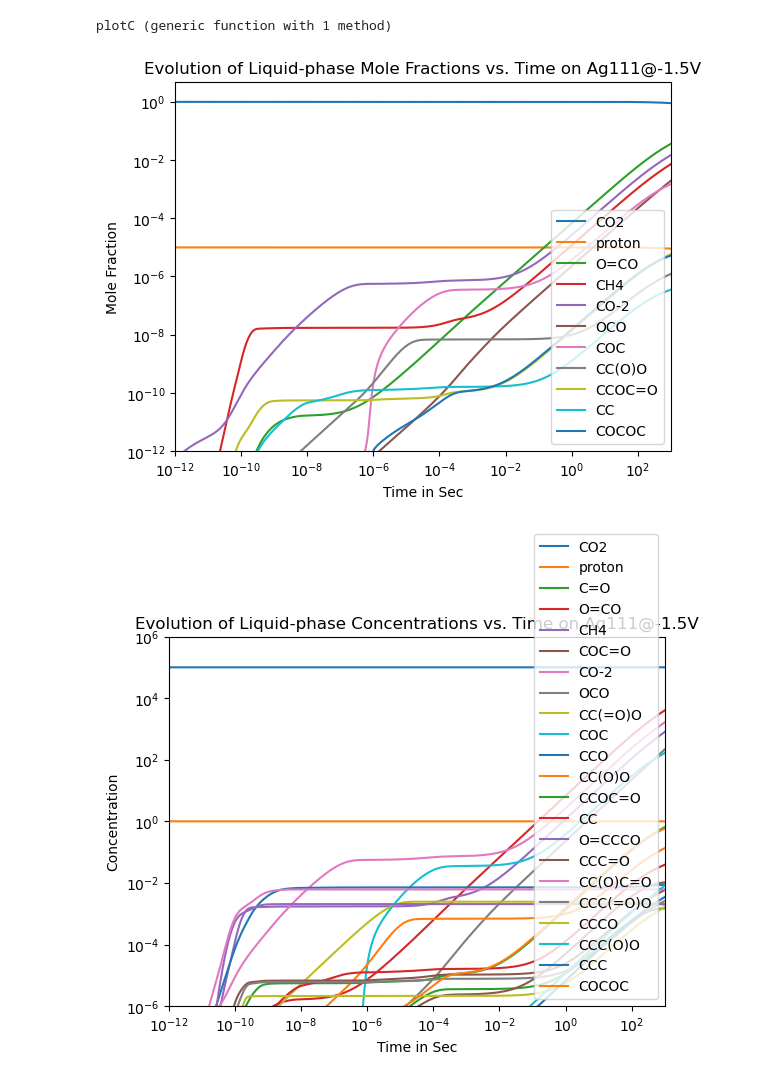
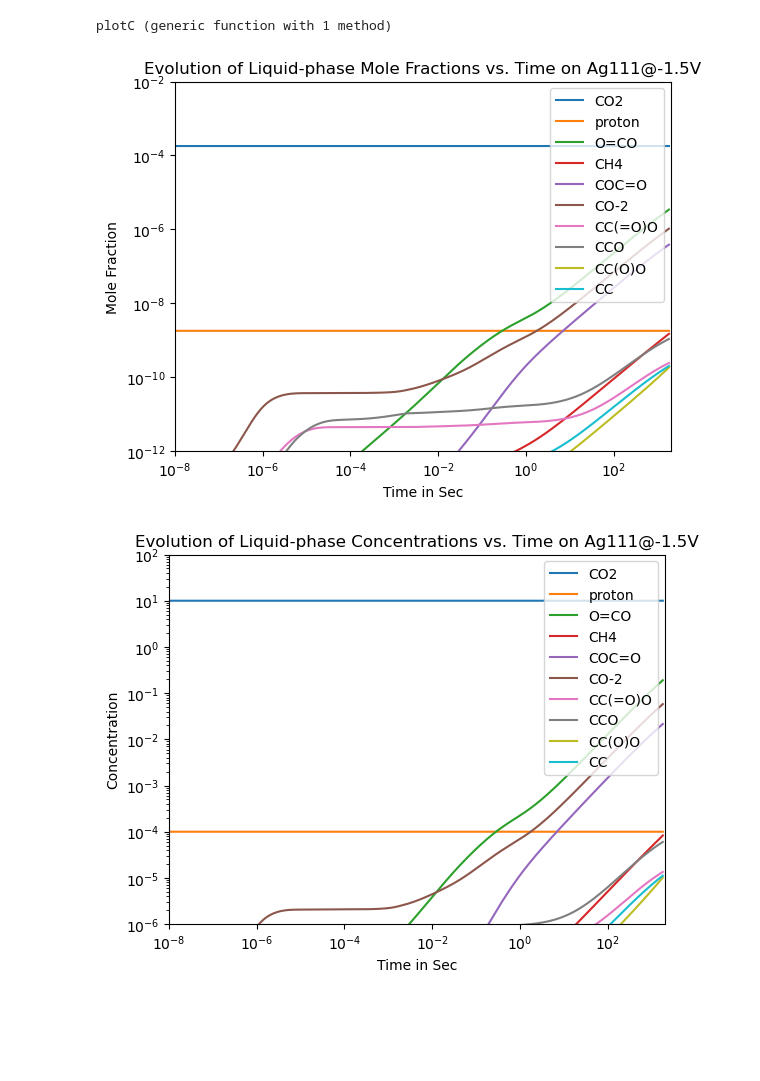
Before and after one commit to rwest/CO2_RR_RMG, a Jupyter notebook: CO2_Reduction_Ag/CO2RR_RMS_3.ipynb, the cells around one changed output. Cells and saved outputs as stored; diff of their text form; code cells hidden in the pictures; blank space fills up the shorter version.

```diff
--- a/CO2_Reduction_Ag/CO2RR_RMS_3.ipynb
+++ b/CO2_Reduction_Ag/CO2RR_RMS_3.ipynb
@@ -25,6 +25,7 @@ surf = IdealSurface(surfspcs,surfrxns,sitedensity,name="surface");
 # Reservoir is a 100 mL (100e-6 m^3) cell
 # Proton concentration is 10^-7 mol/L (10^-4 mol/m^3)
 # CO2 concentration is 0.01 mol/L (10 mol/m^3), saturation solubility ~0.03 mol/L
+# Solvent concentration (water) is 55.6 mol/L (5.56e4 mol/m^3)
 # AVratio in experiments is 36 m^-1 but is measured by surface area/reservoir volume
 # Area of the electrode is therefore 3.6e1 m^-1 * 1e2*1e-6 m^3 = 3.6e-3 m^2 = 36 cm^2
 # Assume boundary layer thickness d_bl = 1 mm or 1e-3 m
@@ -32,17 +33,19 @@ surf = IdealSurface(surfspcs,surfrxns,sitedensity,name="surface");
 # Actual AVratio is therefore 3.6e-3 m^2 / 3.6e-6 m^3 = 1e3 m^-1 (reciprocal of d_bl)
 # Amount of sites is 2.292e-5 mol/m^2 * 1e3 m^-1 = 2.292e-2 mol/m^-3
 
-C_proton = 1e-7*1e3;
-C_co2 = 1e-2*1e3;
+C_proton = 1.0e-7*1.0e3;
+C_co2 = 1.0e-2*1.0e3;
+C_h2o = 5.56e4;
 C_default = 1e-12;
-V_res = 100.0e-6;
-AVratio = 1e3;
-A_surf = 100.0e-6*36;
+V_res = 1.0;
+AVratio = 1.0e3;
+A_surf = V_res*36;
 V_bl = A_surf/AVratio;
 sites = sitedensity;
 
-initialcondsliq = Dict(["proton"=>C_proton,
-                        "CO2"=>C_co2,
+initialcondsliq = Dict(["proton"=>C_proton * V_res,
+                        "CO2"=>C_co2 * V_res,
+                        "H2O"=>C_h2o * V_res,
                         "V"=>V_res,"T"=>300,"Phi"=>0.0,"d"=>0.0]);
 
 initialcondssurf = Dict(["CO2X"=>0.4*sites,
@@ -54,10 +57,10 @@ initialcondssurf = Dict(["CO2X"=>0.4*sites,
         "CH2O2X"=>0.05*sites,
         "CHOX"=>0.04*sites,
         "CH2OX"=>0.01*sites,
-        "A"=>A_surf,"T"=>300,"Phi"=>-1.565]);
+        "A"=>A_surf,"T"=>300,"Phi"=>-1.5]);
 # %%
 domainliq,y0liq,pliq = ConstantTVDomain(phase=liq,
-    initialconds=initialcondsliq,constantspecies=["proton","CO2"]);
+    initialconds=initialcondsliq,constantspecies=["proton","CO2","H2O"]);
 domaincat,y0cat,pcat = ConstantTAPhiDomain(phase=surf,
     initialconds=initialcondssurf);
 # %%
@@ -127,26 +130,26 @@ end
 plotC (generic function with 1 method)
 # %%
 exclude_species = ["H2O"]
-plotX(ssys.sims[1], 1e-7, 1e3, exclude_species)
+plotX(ssys.sims[1], 1e-10, 1.8e3, exclude_species)
 xscale("log")
 yscale("log")
-xlim(1e-12, 1e3)
-ylim(1e-12, 5)
+xlim(1e-8, 2e3)
+ylim(1e-12, 1e-2)
 title("Evolution of Liquid-phase Mole Fractions vs. Time on Ag111@-1.5V")
 gcf()
 # %% [output]
-[figure, old version]
+[figure, new version]
 # %%
 exclude_species = ["H2O"]
-plotC(ssys.sims[1], 1e-3, 1e3, exclude_species)
+plotC(ssys.sims[1], 1e-5, 1.8e3, exclude_species)
 xscale("log")
 yscale("log")
-xlim(1e-12, 1e3)
-ylim(1e-6, 1e6)
+xlim(1e-8, 2e3)
+ylim(1e-6, 1e2)
 title("Evolution of Liquid-phase Concentrations vs. Time on Ag111@-1.5V")
 gcf()
 # %% [output]
-[figure, old version]
+[figure, new version]
 # %%
 exclude_species = ["H2O"]
 plotX(ssys.sims[2], 1e-2, 1e3, exclude_species)
```
Also changed, not shown: parts of 7 cells of this notebook, 3 other files.
